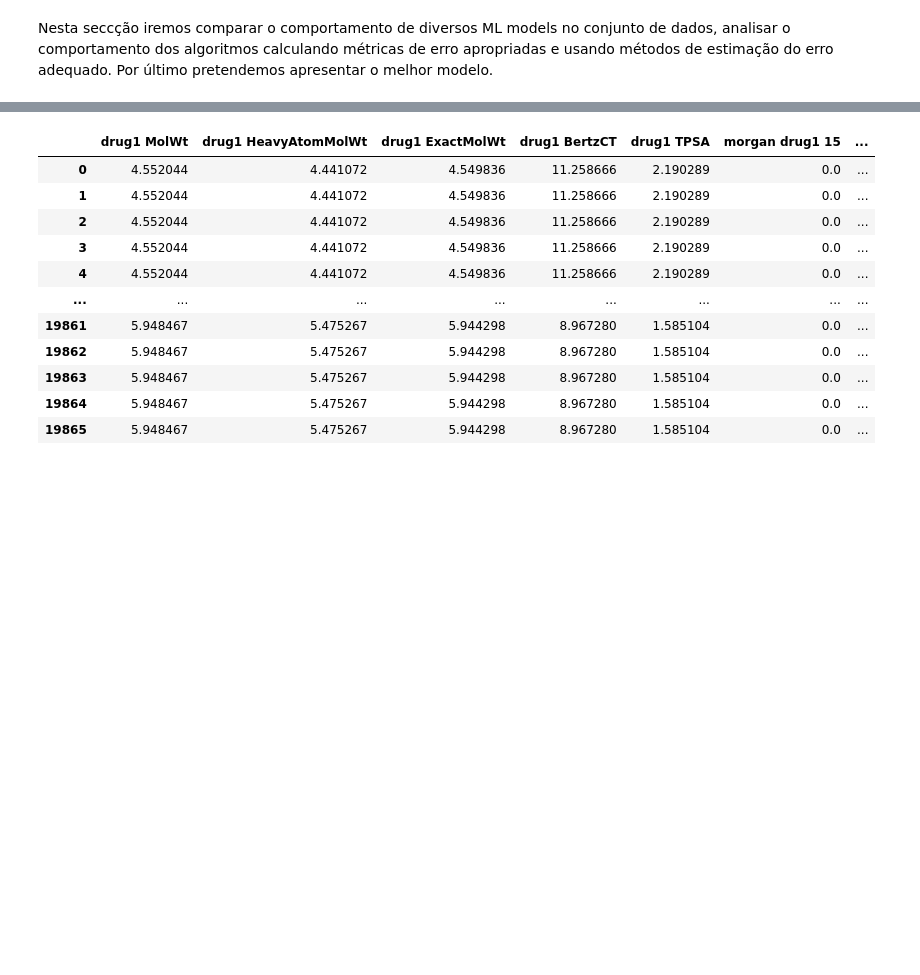
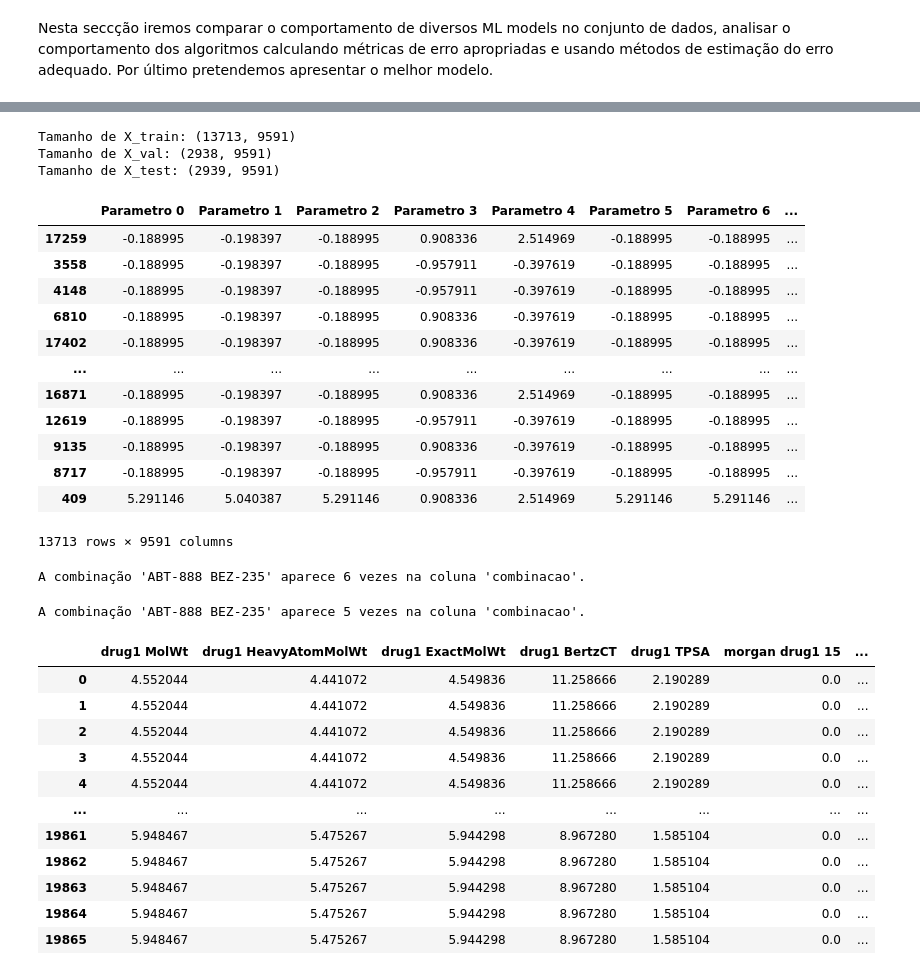
Before and after one commit to GuilhermeLoboSousa/Work-SIB, a Jupyter notebook: Parte 3.ipynb, the cells around one changed output, grey strips where cells are left out. Cells and saved outputs as stored; diff of their text form; code cells hidden in the pictures; blank space fills up the shorter version.

```diff
--- a/Parte 3.ipynb
+++ b/Parte 3.ipynb
@@ -57,3 +92,64 @@ print(data)
+# %%
+from sklearn.model_selection import train_test_split
+
+# Supondo que 'combinações' seja a coluna de combinações
+# 'target_column' é o nome da sua coluna alvo em 'data'
+X = data.drop('Y', axis=1)
+y = data['Y']
+combinacoes = data['combinacao']
+
+# Divisão inicial para obter X_train e X_temp, y_train e y_temp
+X_train, X_temp, y_train, y_temp, comb_train, comb_temp = train_test_split(
+    X, y, combinacoes, test_size=0.3, random_state=42, stratify=combinacoes
+)
+
+# Divisão final para obter X_val, X_test, y_val, y_test
+X_val, X_test, y_val, y_test, comb_val, comb_test = train_test_split(
+    X_temp, y_temp, comb_temp, test_size=0.5, random_state=42, stratify=comb_temp
+)
+
+# Resultado
+print("Tamanho de X_train:", X_train.shape)
+print("Tamanho de X_val:", X_val.shape)
+print("Tamanho de X_test:", X_test.shape)
+X_train
+# %% [output]
+Tamanho de X_train: (13713, 9591)
+Tamanho de X_val: (2938, 9591)
+Tamanho de X_test: (2939, 9591)
+|  | Parametro 0 | Parametro 1 | Parametro 2 | Parametro 3 | Parametro 4 | Parametro 5 | Parametro 6 | ... |
+| 17259 | -0.188995 | -0.198397 | -0.188995 | 0.908336 | 2.514969 | -0.188995 | -0.188995 | ... |
+| 3558 | -0.188995 | -0.198397 | -0.188995 | -0.957911 | -0.397619 | -0.188995 | -0.188995 | ... |
+| 4148 | -0.188995 | -0.198397 | -0.188995 | -0.957911 | -0.397619 | -0.188995 | -0.188995 | ... |
+| 6810 | -0.188995 | -0.198397 | -0.188995 | 0.908336 | -0.397619 | -0.188995 | -0.188995 | ... |
+| 17402 | -0.188995 | -0.198397 | -0.188995 | 0.908336 | -0.397619 | -0.188995 | -0.188995 | ... |
+| ... | ... | ... | ... | ... | ... | ... | ... | ... |
+| 16871 | -0.188995 | -0.198397 | -0.188995 | 0.908336 | 2.514969 | -0.188995 | -0.188995 | ... |
+| 12619 | -0.188995 | -0.198397 | -0.188995 | -0.957911 | -0.397619 | -0.188995 | -0.188995 | ... |
+| 9135 | -0.188995 | -0.198397 | -0.188995 | 0.908336 | -0.397619 | -0.188995 | -0.188995 | ... |
+| 8717 | -0.188995 | -0.198397 | -0.188995 | -0.957911 | -0.397619 | -0.188995 | -0.188995 | ... |
+| 409 | 5.291146 | 5.040387 | 5.291146 | 0.908336 | 2.514969 | 5.291146 | 5.291146 | ... |
+13713 rows × 9591 columns
+# %%
+# Supondo que 'combinacao' é o nome da coluna
+contagem_combinacao = X_val['combinacao'].value_counts()
+
+# Agora você pode verificar a contagem específica para a combinação "ABT-888 BEZ-235"
+contagem_especifica = contagem_combinacao.get("ABT-888 BEZ-235", 0)
+
+print(f"A combinação 'ABT-888 BEZ-235' aparece {contagem_especifica} vezes na coluna 'combinacao'.")
+# %% [output]
+A combinação 'ABT-888 BEZ-235' aparece 6 vezes na coluna 'combinacao'.
+# %%
+# Supondo que 'combinacao' é o nome da coluna
+contagem_combinacao = X_test['combinacao'].value_counts()
+
+# Agora você pode verificar a contagem específica para a combinação "ABT-888 BEZ-235"
+contagem_especifica = contagem_combinacao.get("ABT-888 BEZ-235", 0)
+
+print(f"A combinação 'ABT-888 BEZ-235' aparece {contagem_especifica} vezes na coluna 'combinacao'.")
+# %% [output]
+A combinação 'ABT-888 BEZ-235' aparece 5 vezes na coluna 'combinacao'.
 # %%
 y=data["Y"]
 X = data.drop('Y', axis=1)
```
Also changed, not shown: parts of 3 cells of this notebook.
